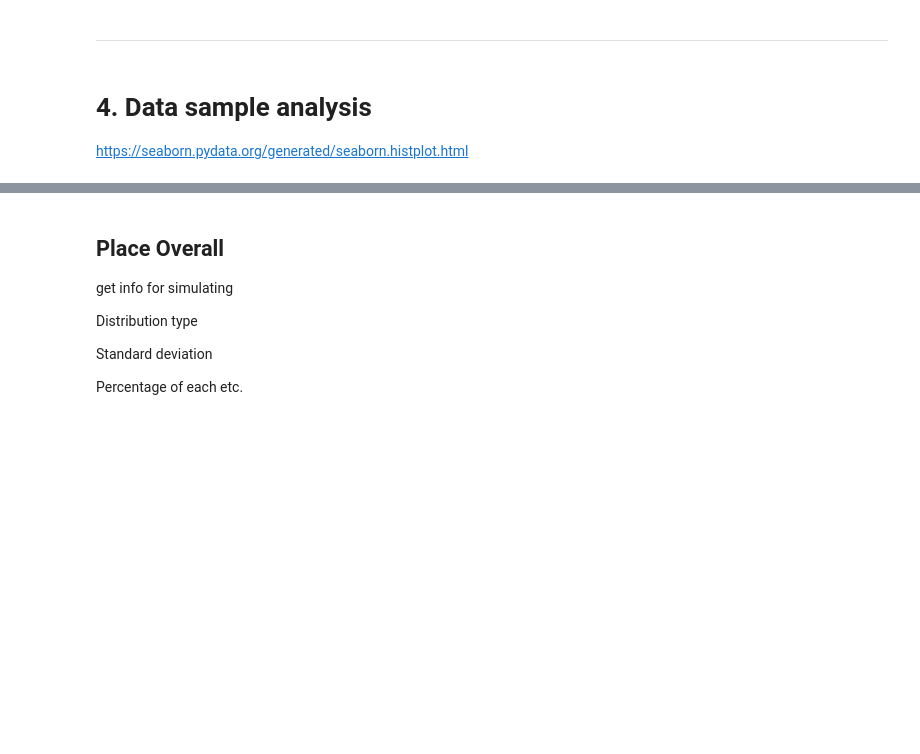
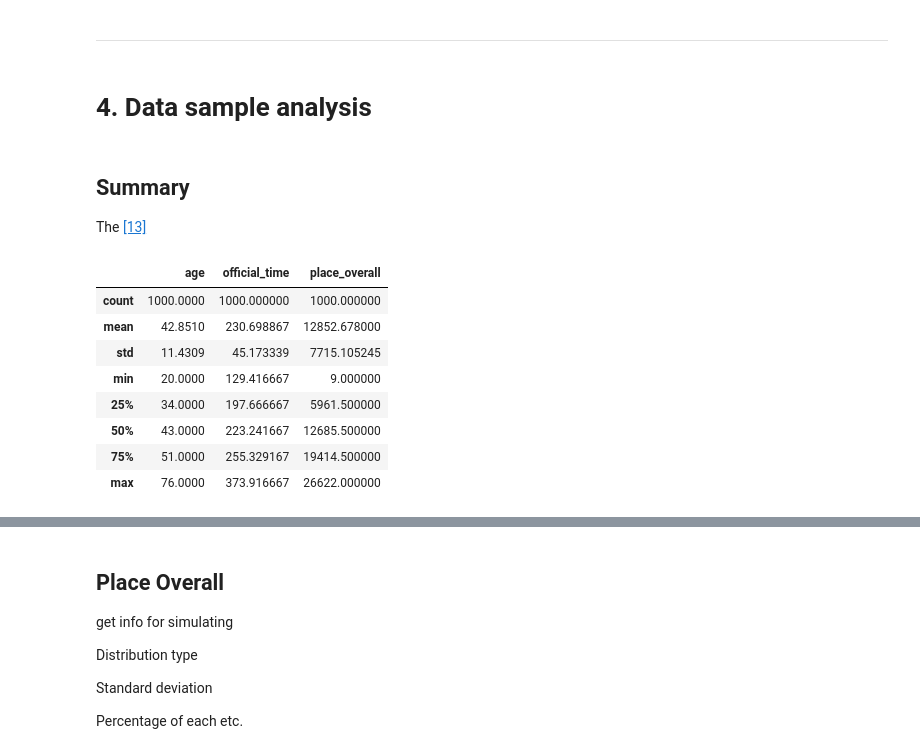
Before and after one commit to eoinlees/PforDA-Project-2020, a Jupyter notebook: PforDA-Project-2020.ipynb, the cells around one changed output, grey strips where cells are left out. Saved outputs shown, nothing was run; the diff lists cells and outputs as text; code cells hidden in the pictures; blank space fills up the shorter version.

```diff
--- a/PforDA-Project-2020.ipynb
+++ b/PforDA-Project-2020.ipynb
@@ -275,6 +330,22 @@ NameError: name 'marathonSample' is not defined
 
 ----------------------------------
 # %% [markdown]
-# 4. Data sample analysis
-
-https://seaborn.pydata.org/generated/seaborn.histplot.html
+# 4. Data sample analysis <a name="datasample"></a>
+# %% [markdown]
+## Summary <a name="datasamplesummary"></a>
+
+The
+[[13]](https://pandas.pydata.org/pandas-docs/stable/reference/api/pandas.DataFrame.describe.html)
+# %%
+# Summary of data
+marathonSample.describe()
+# %% [output]
+|  | age | official_time | place_overall |
+| count | 1000.0000 | 1000.000000 | 1000.000000 |
+| mean | 42.8510 | 230.698867 | 12852.678000 |
+| std | 11.4309 | 45.173339 | 7715.105245 |
+| min | 20.0000 | 129.416667 | 9.000000 |
+| 25% | 34.0000 | 197.666667 | 5961.500000 |
+| 50% | 43.0000 | 223.241667 | 12685.500000 |
+| 75% | 51.0000 | 255.329167 | 19414.500000 |
+| max | 76.0000 | 373.916667 | 26622.000000 |
```
Also changed, not shown: parts of 47 cells of this notebook.
